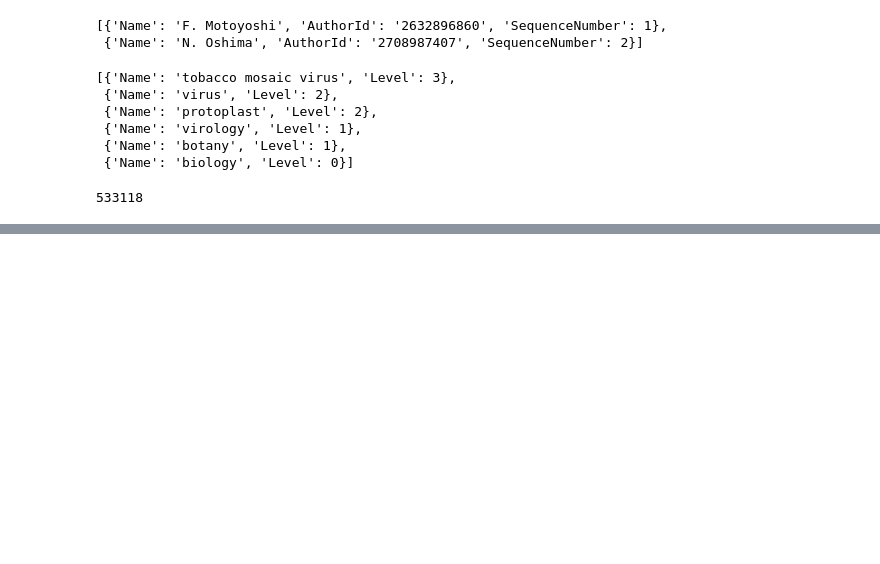
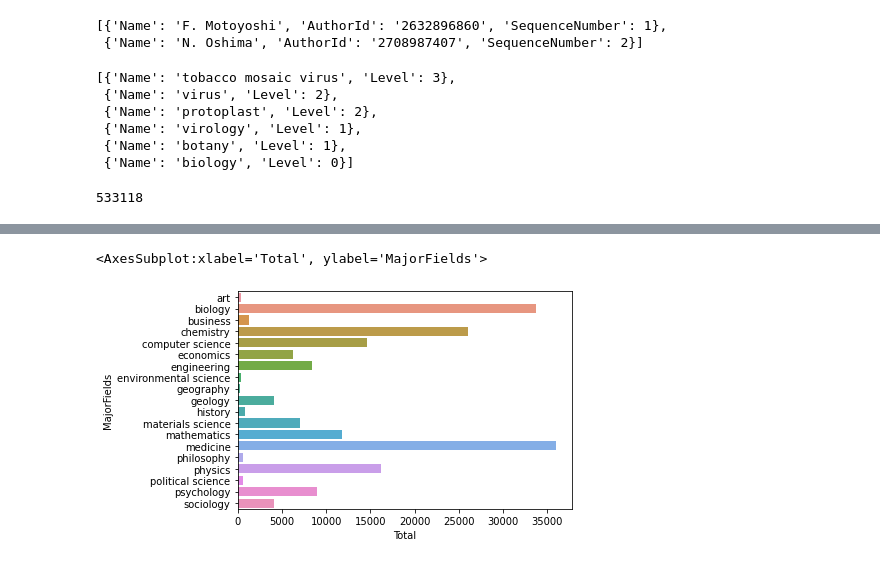
Before and after one commit to anton164/predicting-citation-counts, a Jupyter notebook: notebooks/eli_exploration.ipynb, the cells around one changed output, grey strips where cells are left out. Cells and saved outputs as stored; diff of their text form; code cells hidden in the pictures; blank space fills up the shorter version.

```diff
--- a/notebooks/eli_exploration.ipynb
+++ b/notebooks/eli_exploration.ipynb
@@ -117,0 +113,5 @@ Name: Journal, Length: 182007, dtype: object
+# %%
+sns.barplot(x=papers.groupby("MajorFields").count()["Title"].rename("Total"), y=papers.groupby("MajorFields").count().index)
+# %% [output]
+<AxesSubplot:xlabel='Total', ylabel='MajorFields'>
+[figure, added]
```
Also changed, not shown: parts of 6 cells of this notebook.
